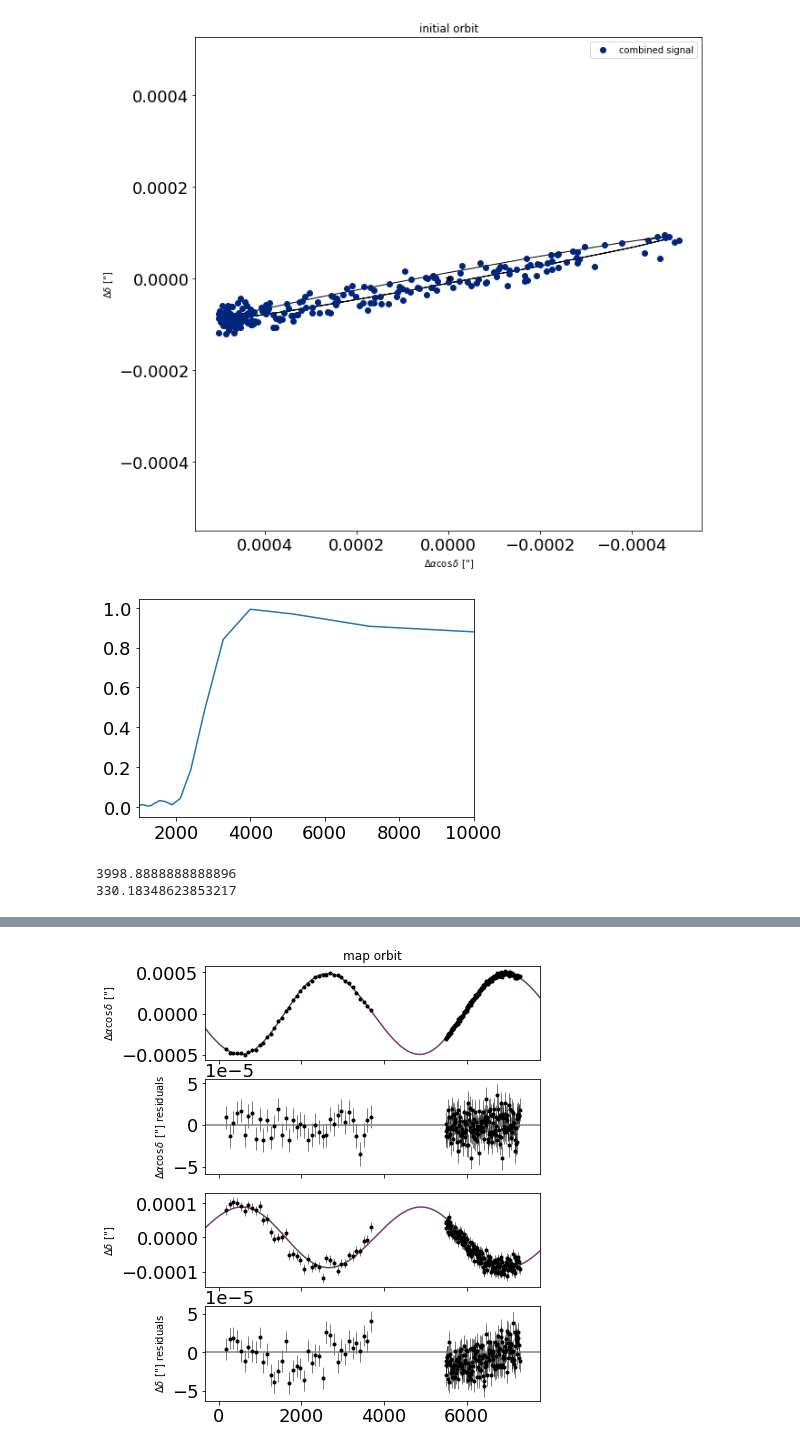
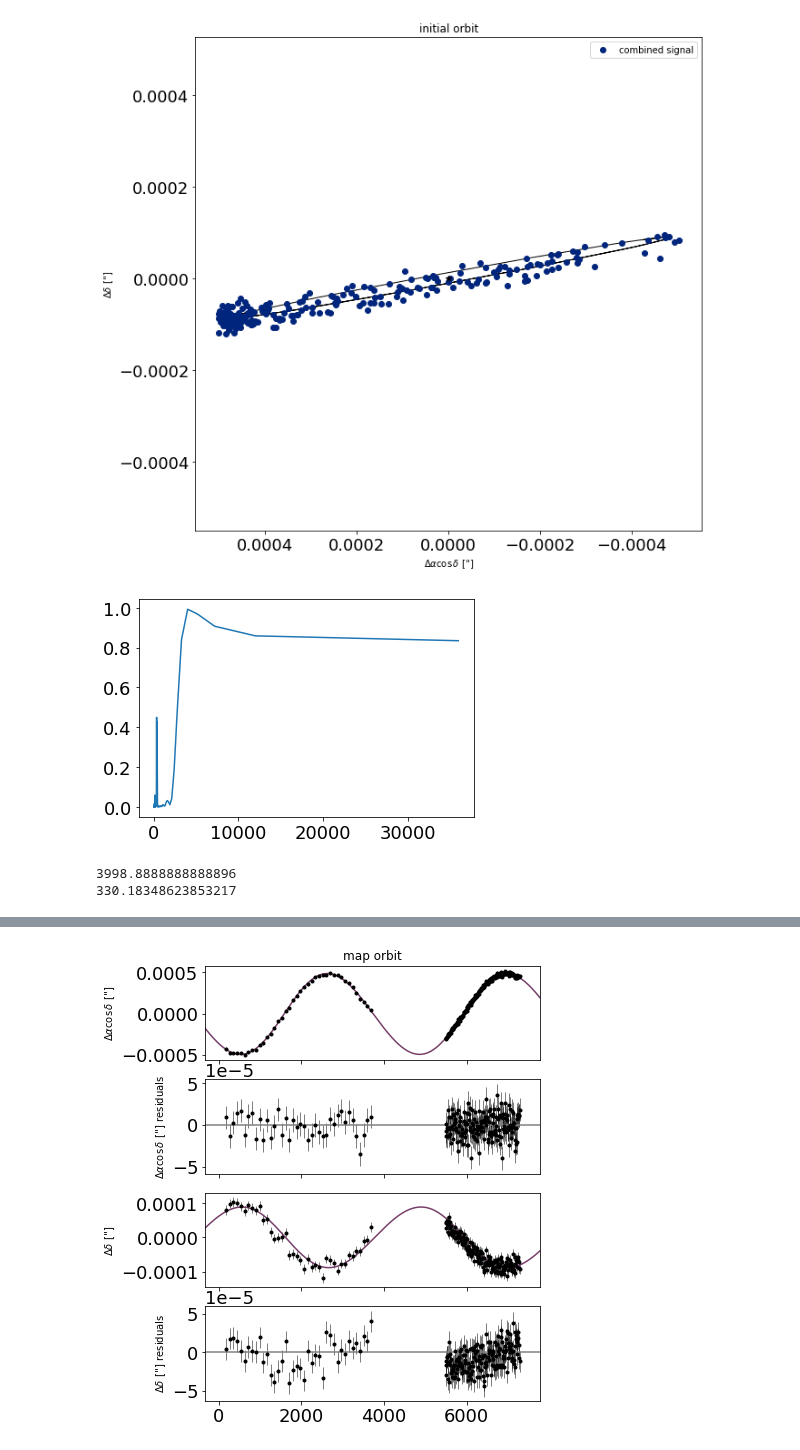
Before and after one commit to dyahalomi/roman_astrometry, a Jupyter notebook: Code/model_data.ipynb, the cells around one changed output, grey strips where cells are left out. Saved outputs shown, nothing was run; the diff lists cells and outputs as text; code cells hidden in the pictures.

```diff
--- a/Code/model_data.ipynb
+++ b/Code/model_data.ipynb
@@ -135,34 +135,34 @@ t_fine = np.linspace(x_astrometry.min() - 500, x_astrometry.max() + 500, num=100
 # %%
 from astropy.timeseries import LombScargle
 frequency, power = LombScargle(x_rv, y_rv).autopower()
 period = 1/frequency
 
 
 period_cut1 = period[period > 10]
 power_cut1 = power[period > 10]
 
 plt.plot(period_cut1, power_cut1)
-plt.xlim(1000,10000)
+#plt.xlim(1000,10000)
 plt.show()
 
 
 indices = power_cut1.argsort()[-1:][::-1]
 period1 = np.array(period_cut1[indices][0])
 print(period1)
 
 period1_min_cut = 2000
 #period_cut1 > period1_min_cut so we don't double count
 
 period_cut2 = period_cut1[period_cut1 < period1_min_cut]
 
 power_cut2 = power_cut1[period_cut1 < period1_min_cut]
 
 
 indices = power_cut2.argsort()[-1:][::-1]
 period2 = period_cut2[indices][0]
 print(period2)
 # %% [output]
-[figure, old version]
+[figure, new version]
 3998.8888888888896
 330.18348623853217
 # %%
```
